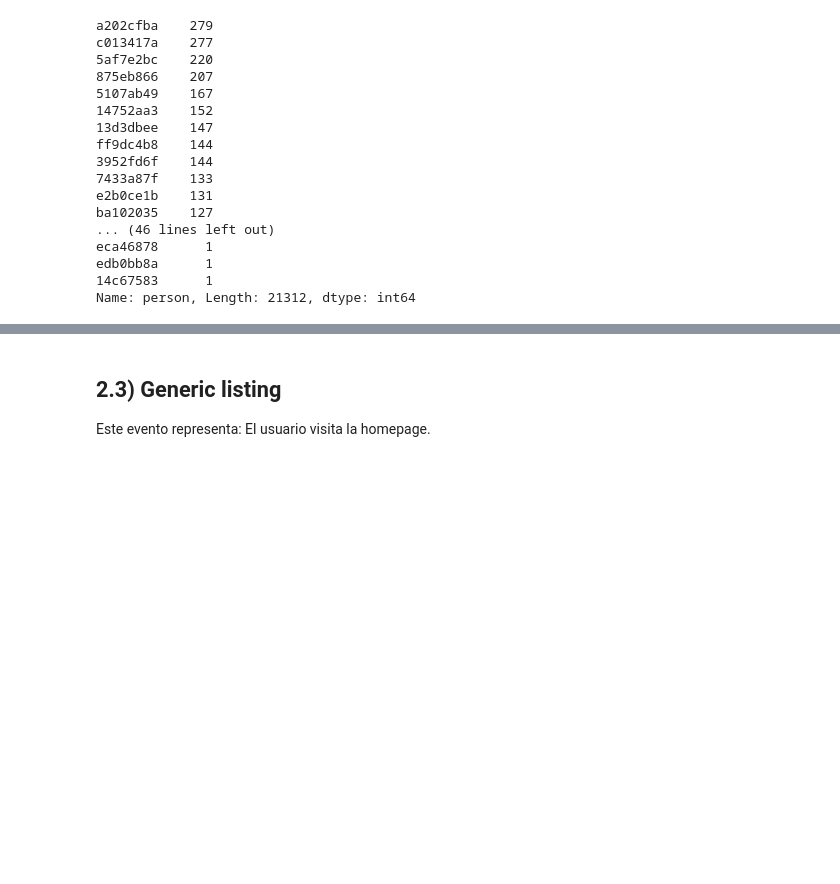
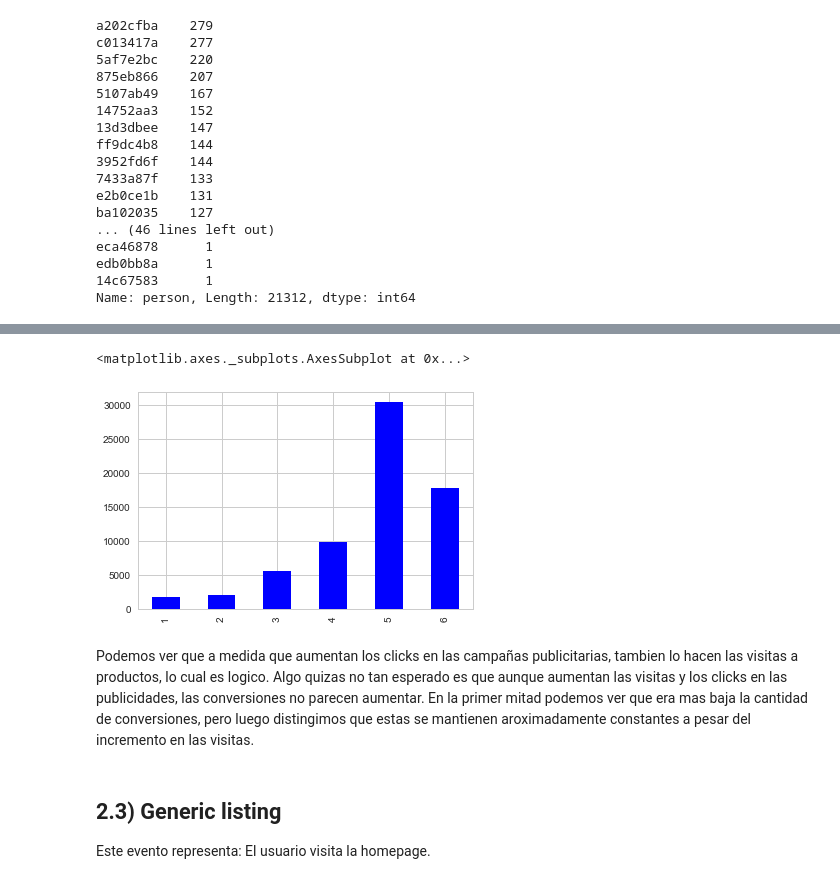
Before and after one commit to sebalogue/tp1-datos, a Jupyter notebook: TP1 - Parte 1,2 .ipynb, the cells around one changed output, grey strips where cells are left out. Saved outputs shown, nothing was run; the diff lists cells and outputs as text; code cells hidden in the pictures; blank space fills up the shorter version.

```diff
--- a/TP1 - Parte 1,2 .ipynb
+++ b/TP1 - Parte 1,2 .ipynb
@@ -900,3 +929,14 @@ Name: person, Length: 21312, dtype: int64
+# %%
+visitas_por_mes.plot(kind = 'bar', color = 'b')
+# %% [output]
+<matplotlib.axes._subplots.AxesSubplot at 0x...>
+[figure, added]
+# %% [markdown]
+Podemos ver que a medida que aumentan los clicks en las campañas publicitarias, tambien
+lo hacen las visitas a productos, lo cual es logico. Algo quizas no tan esperado es que aunque aumentan
+las visitas y los clicks en las publicidades, las conversiones no parecen aumentar. En la primer mitad podemos
+ver que era mas baja la cantidad de conversiones, pero luego distingimos que estas se mantienen aroximadamente
+constantes a pesar del incremento en las visitas.
 # %% [markdown]
 ## 2.3) Generic listing
 
```
Also changed, not shown: parts of 9 cells of this notebook, 2 other files.
